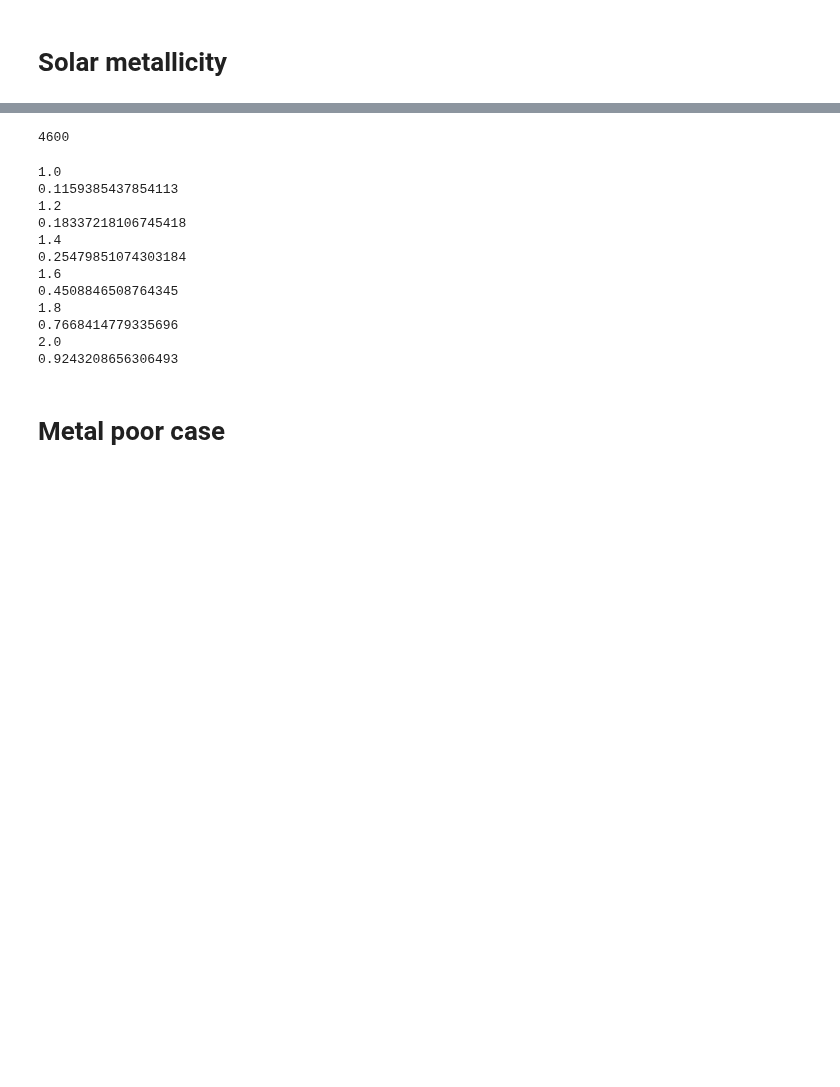
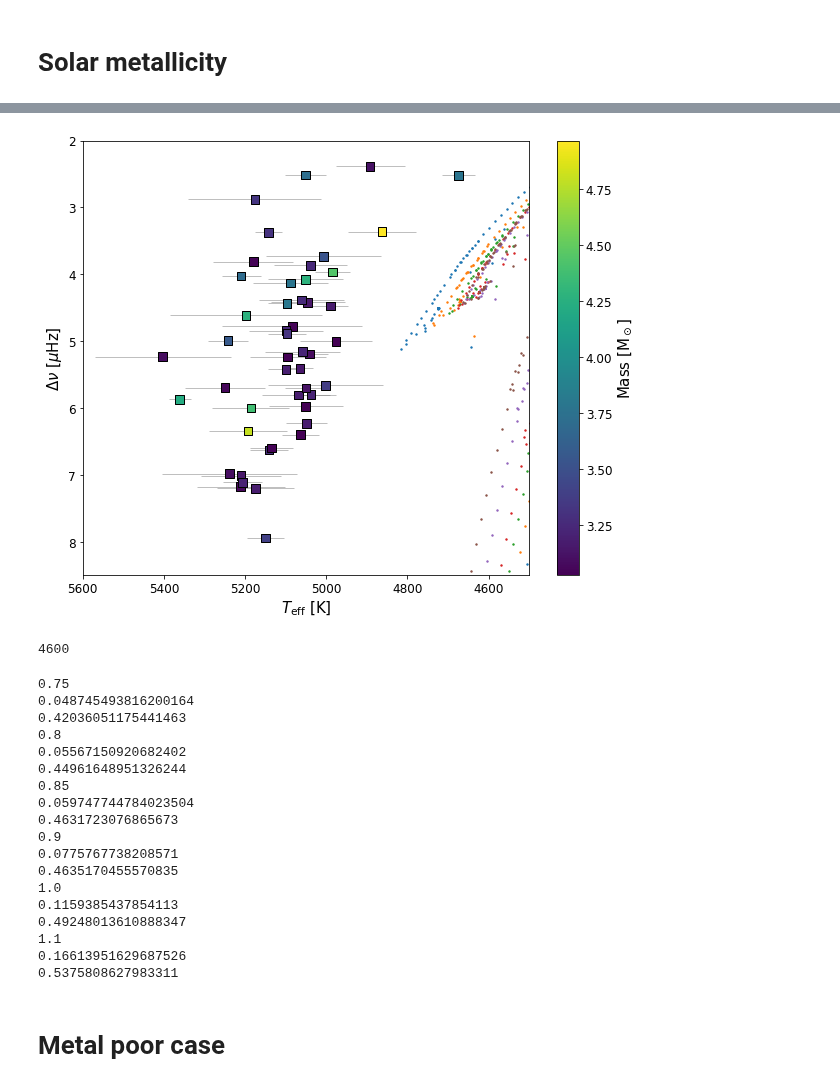
Before and after one commit to courtcraw/Notebooks, a Jupyter notebook: lifetime_calculation.ipynb, the cells around one changed output, grey strips where cells are left out. Saved outputs shown, nothing was run; the diff lists cells and outputs as text; code cells hidden in the pictures; blank space fills up the shorter version.

```diff
--- a/lifetime_calculation.ipynb
+++ b/lifetime_calculation.ipynb
@@ -146,3 +146,36 @@ plt.show()
+# %%
+plt.scatter(highmass_rc_newvals['Teff_adopt'][sample_mask],highmass_rc_newvals['pysyd_dnu'][sample_mask],
+            c=adopted_masses['corr_mass'][sample_mask],
+#             c=highmass_rc_newvals['suppressed_flag'][sample_mask],
+            zorder=3,marker='s',s=75,alpha=1,edgecolor='k',linewidth=1,cmap='viridis')
+plt.errorbar(highmass_rc_newvals['Teff_adopt'][sample_mask],highmass_rc_newvals['pysyd_dnu'][sample_mask],
+             xerr=highmass_rc_newvals['Teff_e_adopt'][sample_mask],
+             yerr=highmass_rc_newvals['e_pysyd_dnu'][sample_mask],
+             linestyle='None',color='grey',zorder=0,alpha=0.5)
+# plt.axhline(0,color='grey',linestyle='--')
+plt.colorbar(label=r'Mass [M$_\odot$]')
+
+plt.scatter(10**eep.eeps['log_Teff'],eep.eeps['delta_nu'],s=2,label='3M')
+plt.scatter(10**eep1.eeps['log_Teff'],eep1.eeps['delta_nu'],s=2,label='3.2M')
+plt.scatter(10**eep2.eeps['log_Teff'],eep2.eeps['delta_nu'],s=2,label='3.4M')
+plt.scatter(10**eep3.eeps['log_Teff'],eep3.eeps['delta_nu'],s=2,label='3.6M')
+plt.scatter(10**eep4.eeps['log_Teff'],eep4.eeps['delta_nu'],s=2,label='3.8M')
+plt.scatter(10**eep5.eeps['log_Teff'],eep5.eeps['delta_nu'],s=2,label='4M')
+
+
+plt.gca().invert_xaxis()
+plt.ylim(2,8.5)
+plt.gca().invert_yaxis()
+plt.xlabel(r'$T_{\rm{eff}}$ [K]')
+plt.ylabel(r'$\Delta\nu$ [$\mu$Hz]')
+# plt.ylim(10**(2.5),10**(1))
+# plt.yscale('log')
+# plt.ylabel(r'log(g)')
+# plt.ylim(3.5,2)
+plt.xlim(5600,4500)
+plt.show()
+# %% [output]
+[figure, added]
 # %%
 5000-400
 # %% [output]
@@ -168,19 +216,26 @@ eep_list = [eep,eep1,eep2,eep3,eep4,eep5]
 for eep_ind in eep_list:
     print(eep_ind.minit)
     calc_cheb_percentage(eep_ind)
+    calc_cheb_percentage_dnu(eep_ind)
 # %% [output]
+0.75
+0.048745493816200164
+0.42036051175441463
+0.8
+0.05567150920682402
+0.44961648951326244
+0.85
+0.059747744784023504
+0.4631723076865673
+0.9
+0.0775767738208571
+0.4635170455570835
 1.0
 0.1159385437854113
-1.2
-0.18337218106745418
-1.4
-0.25479851074303184
-1.6
-0.4508846508764345
-1.8
-0.7668414779335696
-2.0
-0.9243208656306493
+0.49248013610888347
+1.1
+0.16613951629687526
+0.5375808627983311
 # %% [markdown]
 # Metal poor case
 # %%
```
Also changed, not shown: parts of 7 cells of this notebook, 3 other files.
